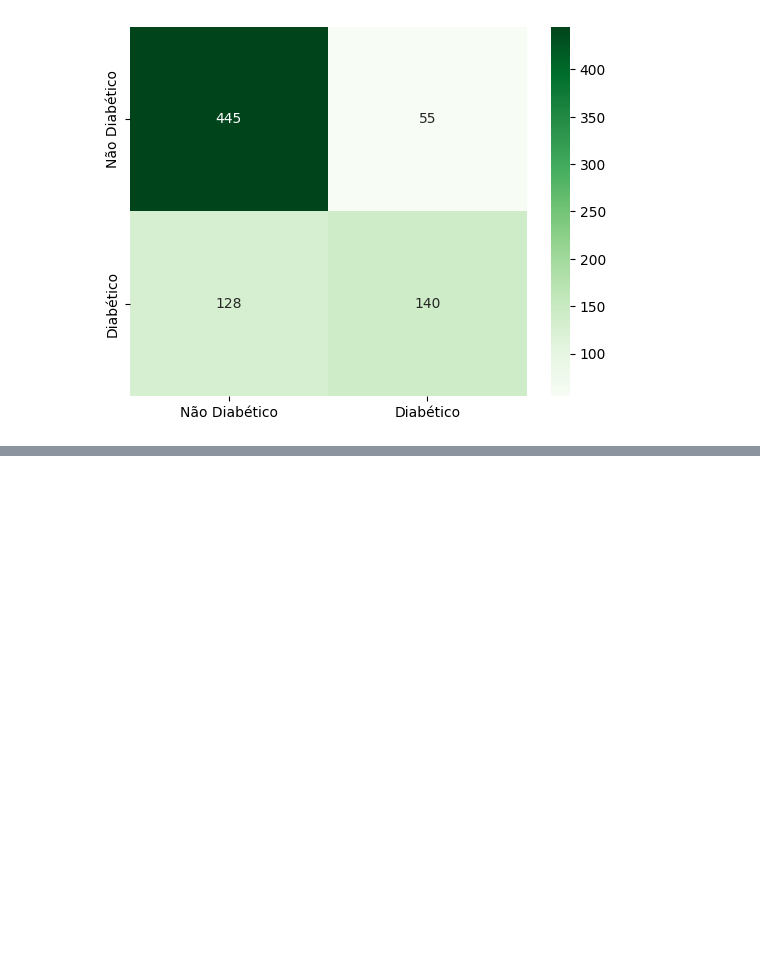
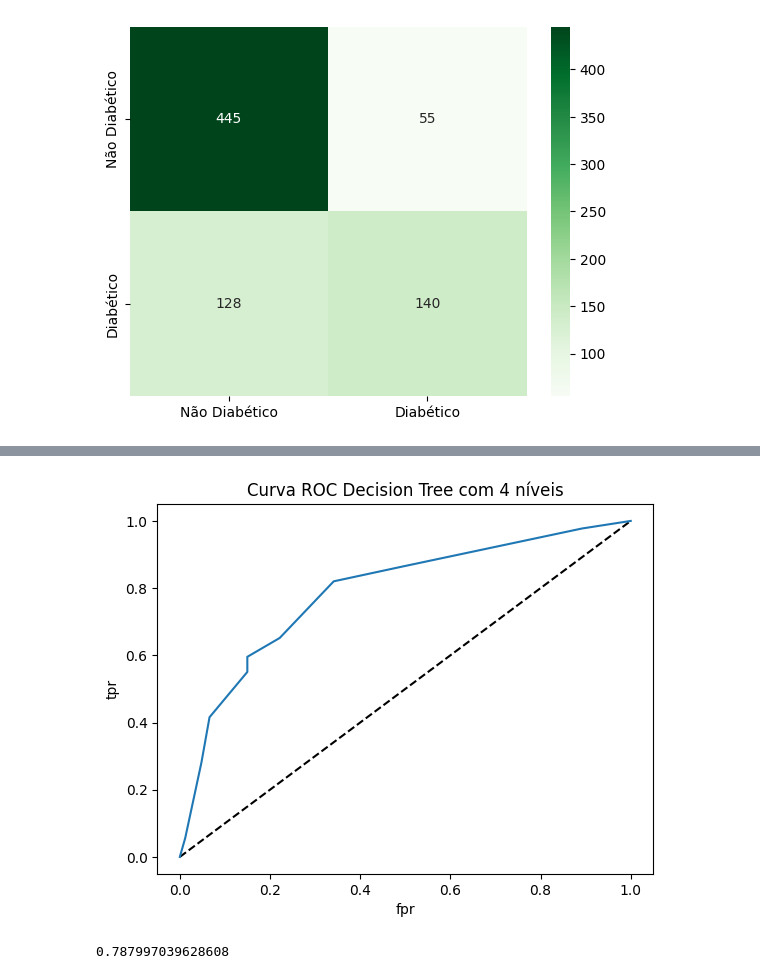
Before and after one commit to Marcellofabrizio/Notebooks, a Jupyter notebook: Pima Indians Diabetes Database/Diabetes_knn_vs_dt.ipynb, the cells around one changed output, grey strips where cells are left out. Saved outputs shown, nothing was run; the diff lists cells and outputs as text; code cells hidden in the pictures; blank space fills up the shorter version.

```diff
--- a/Pima Indians Diabetes Database/Diabetes_knn_vs_dt.ipynb
+++ b/Pima Indians Diabetes Database/Diabetes_knn_vs_dt.ipynb
@@ -189,0 +254,6 @@ sb.heatmap(cf,annot=True,cmap="Greens", fmt="d",xticklabels=lbl,yticklabels=lbl)
+# %%
+dt = DecisionTreeClassifier(max_depth=4, criterion="entropy")
+
+dt.fit(X_train,y_train)
+dt_score = dt.score(X_test,y_test)
+print("Acurácia de {:.2f}%".format(dt_score*100))
@@ -189,0 +266,20 @@ sb.heatmap(cf,annot=True,cmap="Greens", fmt="d",xticklabels=lbl,yticklabels=lbl)
+# %%
+from sklearn.metrics import roc_curve
+y_pred_proba = dt.predict_proba(X_test)[:,1]
+fpr, tpr, thresholds = roc_curve(y_test, y_pred_proba)
+# %%
+plt.plot([0,1],[0,1],'k--')
+plt.plot(fpr,tpr, label='Decision Tree')
+plt.xlabel('fpr')
+plt.ylabel('tpr')
+plt.title('Curva ROC Decision Tree com 4 níveis')
+plt.show()
+# %% [output]
+[figure, added]
+# %%
+# Área sob a curva
+
+from sklearn.metrics import roc_auc_score
+roc_auc_score(y_test,y_pred_proba)
+# %% [output]
+0.787997039628608
```
Also changed, not shown: parts of 16 cells of this notebook.
